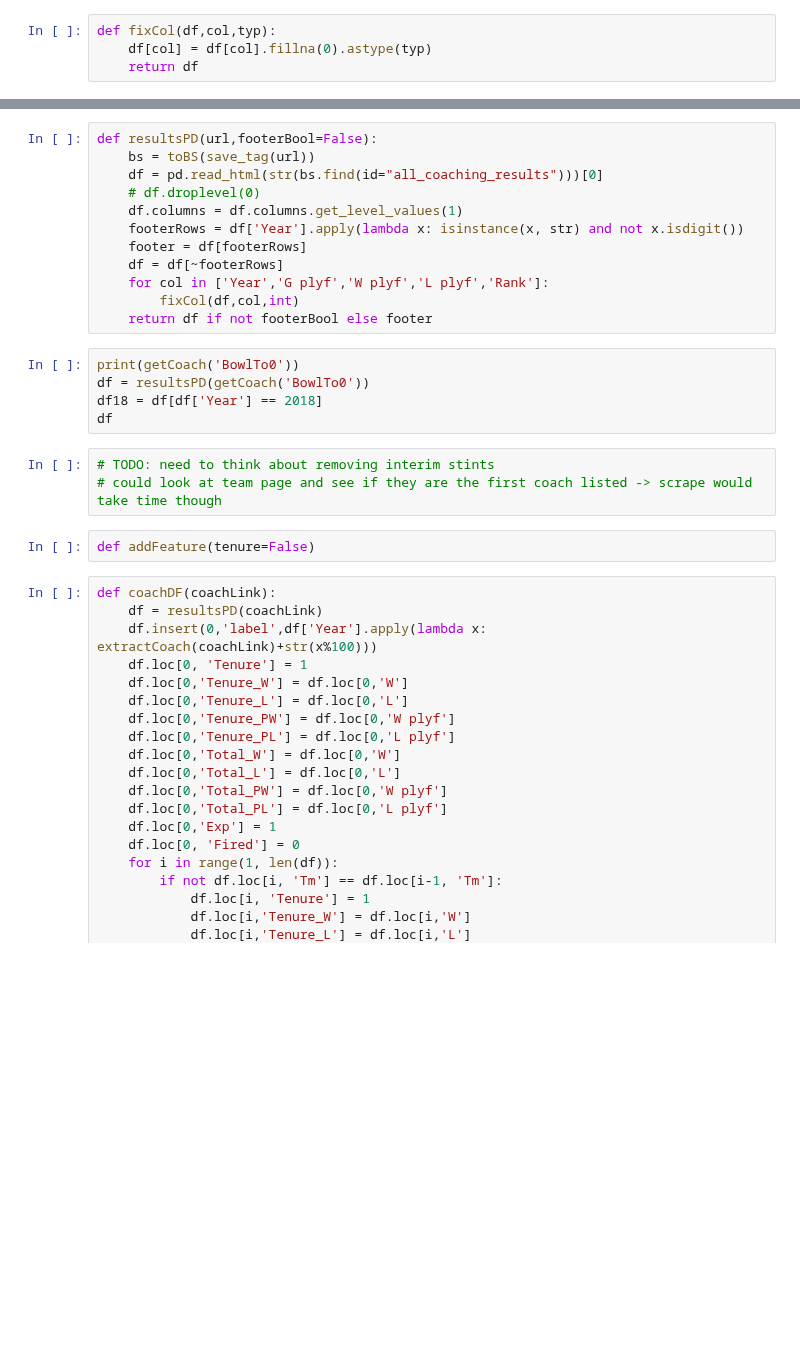
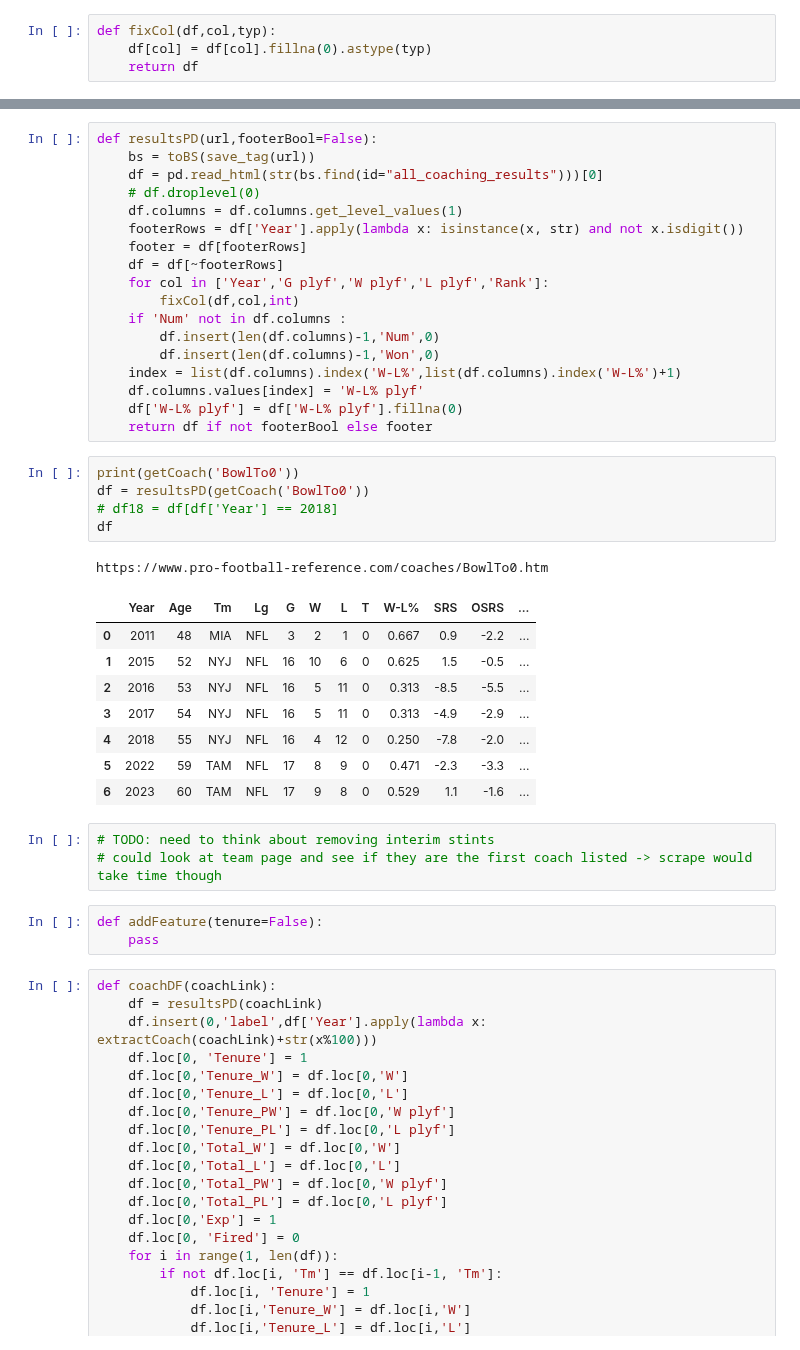
Before and after one commit to nhford/hot-seat-backend, a Jupyter notebook: coaches.ipynb, the cells around one changed output, grey strips where cells are left out. Cells and saved outputs as stored; diff of their text form; blank space fills up the shorter version.

```diff
--- a/coaches.ipynb
+++ b/coaches.ipynb
@@ -114,17 +112,34 @@ def resultsPD(url,footerBool=False):
     df = df[~footerRows]
     for col in ['Year','G plyf','W plyf','L plyf','Rank']:
         fixCol(df,col,int)
+    if 'Num' not in df.columns :
+        df.insert(len(df.columns)-1,'Num',0)
+        df.insert(len(df.columns)-1,'Won',0)
+    index = list(df.columns).index('W-L%',list(df.columns).index('W-L%')+1)
+    df.columns.values[index] = 'W-L% plyf'
+    df['W-L% plyf'] = df['W-L% plyf'].fillna(0)
     return df if not footerBool else footer
 # %%
 print(getCoach('BowlTo0'))
 df = resultsPD(getCoach('BowlTo0'))
-df18 = df[df['Year'] == 2018]
+# df18 = df[df['Year'] == 2018]
 df
+# %% [output]
+https://www.pro-football-reference.com/coaches/BowlTo0.htm
+|  | Year | Age | Tm | Lg | G | W | L | T | W-L% | SRS | OSRS | ... |
+| 0 | 2011 | 48 | MIA | NFL | 3 | 2 | 1 | 0 | 0.667 | 0.9 | -2.2 | ... |
+| 1 | 2015 | 52 | NYJ | NFL | 16 | 10 | 6 | 0 | 0.625 | 1.5 | -0.5 | ... |
+| 2 | 2016 | 53 | NYJ | NFL | 16 | 5 | 11 | 0 | 0.313 | -8.5 | -5.5 | ... |
+| 3 | 2017 | 54 | NYJ | NFL | 16 | 5 | 11 | 0 | 0.313 | -4.9 | -2.9 | ... |
+| 4 | 2018 | 55 | NYJ | NFL | 16 | 4 | 12 | 0 | 0.250 | -7.8 | -2.0 | ... |
+| 5 | 2022 | 59 | TAM | NFL | 17 | 8 | 9 | 0 | 0.471 | -2.3 | -3.3 | ... |
+| 6 | 2023 | 60 | TAM | NFL | 17 | 9 | 8 | 0 | 0.529 | 1.1 | -1.6 | ... |
 # %%
 # TODO: need to think about removing interim stints
 # could look at team page and see if they are the first coach listed -> scrape would take time though
 # %%
-def addFeature(tenure=False)
+def addFeature(tenure=False):
+    pass
 # %%
 def coachDF(coachLink):
     df = resultsPD(coachLink)
```
Also changed, not shown: parts of 10 cells of this notebook, 1 other file.
